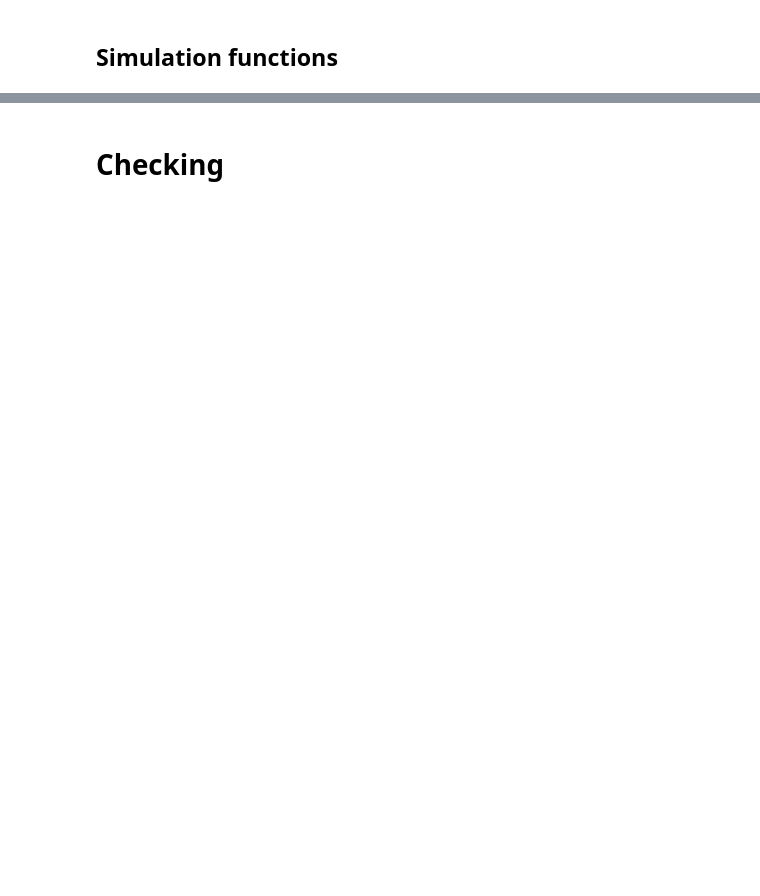
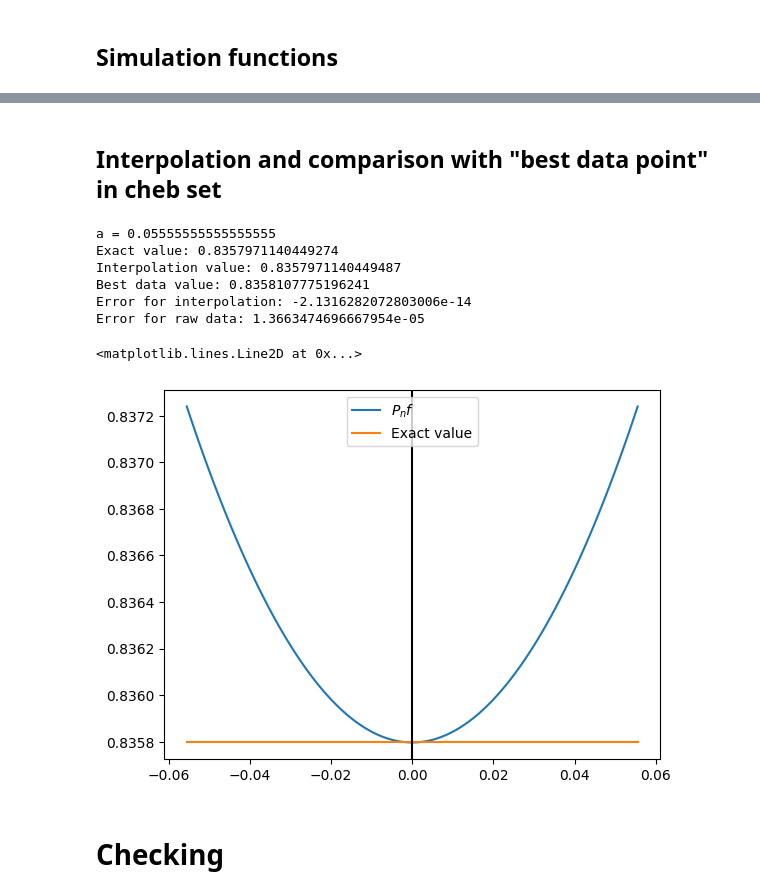
Before and after one commit to jacobwatkins1/Trotter-Extrapolation, a Jupyter notebook: trot_extrap.ipynb, the cells around one changed output, grey strips where cells are left out. Drawn from its saved outputs; the diff is of its cells as text; code cells hidden in the pictures; blank space fills up the shorter version.

Commit message:
2nd order formula, interpolation implemented, code cleaning

```diff
--- a/trot_extrap.ipynb
+++ b/trot_extrap.ipynb
@@ -133,9 +130,3 @@ def sparse_bitstring(ones, nqubits):
-# %%
-def cheb_nodes(n, width = 1, center = 0):
-    nodes = np.zeros(n)
-    for j in range(n):
-        nodes[n-j-1] = center + (width/2)* np.cos((2*j+1)*np.pi/(2*n))
-    return nodes
 # %% [markdown]
 ## Simulation functions
 # %%
@@ -387,3 +353,57 @@ plt.semilogy(s_value_array, output_list)
+# %%
+# Input: a positive integer n and interval of given halfwidth and center,
+# Returns: a list of the n zeros of the nth degree chebyshev polynomial on that interval
+def cheb_nodes(n, halfwidth = 1, center = 0):
+    nodes = np.zeros(n)
+    for j in range(n):
+        nodes[n-j-1] = center + halfwidth * np.cos((2*j+1)*np.pi/(2*n))
+    return nodes
+# %% [markdown]
+## Interpolation and comparison with "best data point" in cheb set
+# %%
+trot_order = 2
+time = 1
+a = 1/min_step_number(nqubits, hlist, time)
+print("a =",a)
+
+num_nodes = 16 # Should always be even. Error should decrease exponentially with num_nodes
+
+slist = cheb_nodes(num_nodes, a)
+ylist = np.zeros(num_nodes)
+for k in range(0, num_nodes):
+    # Compute the Trotter estimate
+    ylist[k] = Trotterized_Expectation(Hterms, initial_state, time, slist[k], local_obs, order = trot_order)
+
+interpolant = interp.BarycentricInterpolator(slist,ylist)
+
+exact_val = Exact_Expectation(Htot, initial_state, time, local_obs)
+estimated_val = interpolant(0)
+best_data_val = ylist[num_nodes//2]
+
+error = exact_val - estimated_val
+error_single_data = best_data_val - exact_val
+
+print("Exact value:", exact_val)
+print("Interpolation value:", estimated_val)
+print("Best data value:", best_data_val)
+print("Error for interpolation:", error)
+print("Error for raw data:", error_single_data)
+
+# Plot the resulting polynomial
+x = np.linspace(-a,a,100)
+plt.plot(x, interpolant(x), label=r'$P_n f$')
+plt.plot(x, np.array([exact_val]*100), label='Exact value')
+plt.legend()
+plt.axvline(x=0, c="black")
+# %% [output]
+a = 0.05555555555555555
+Exact value: 0.8357971140449274
+Interpolation value: 0.8357971140449487
+Best data value: 0.8358107775196241
+Error for interpolation: -2.1316282072803006e-14
+Error for raw data: 1.3663474696667954e-05
+<matplotlib.lines.Line2D at 0x...>
+[figure, added]
 # %%
 # Parameters
 nqubits = 4
```
Also changed, not shown: parts of 36 cells of this notebook.
